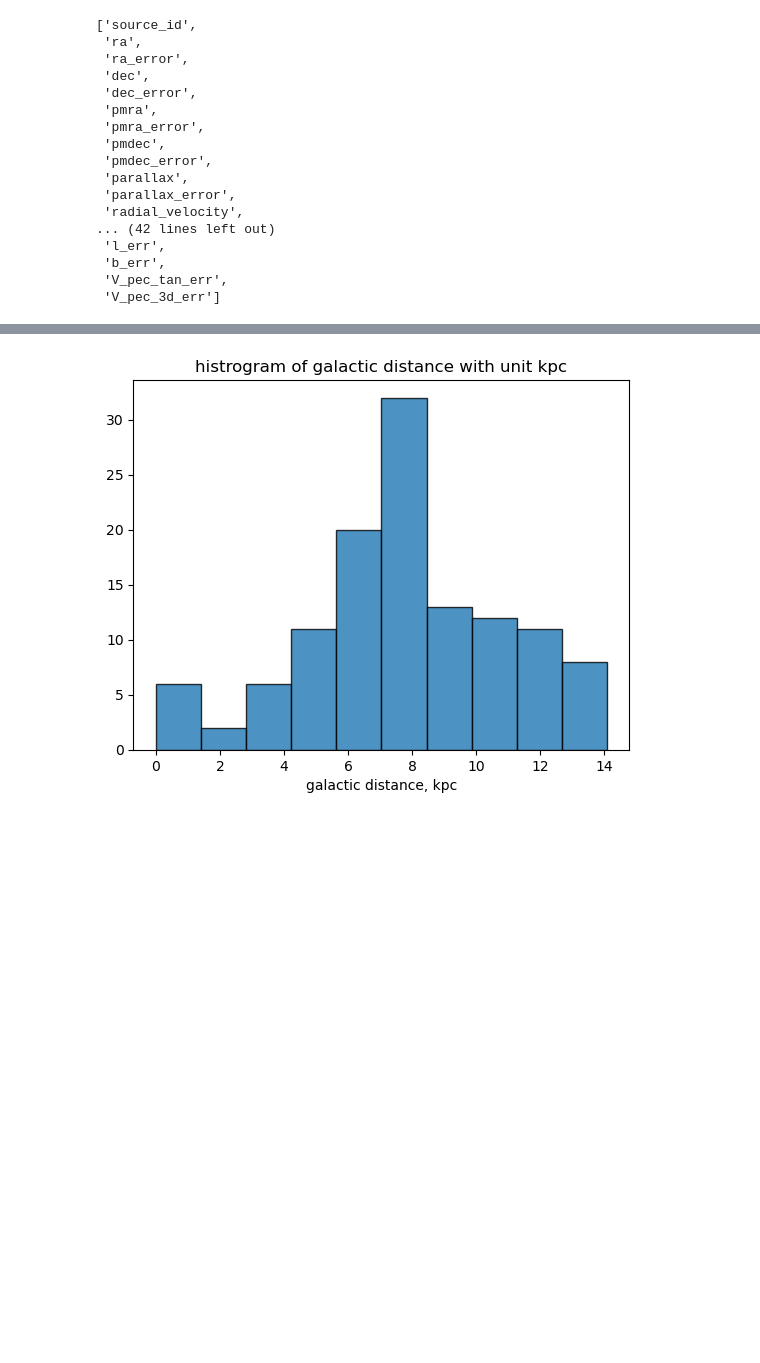
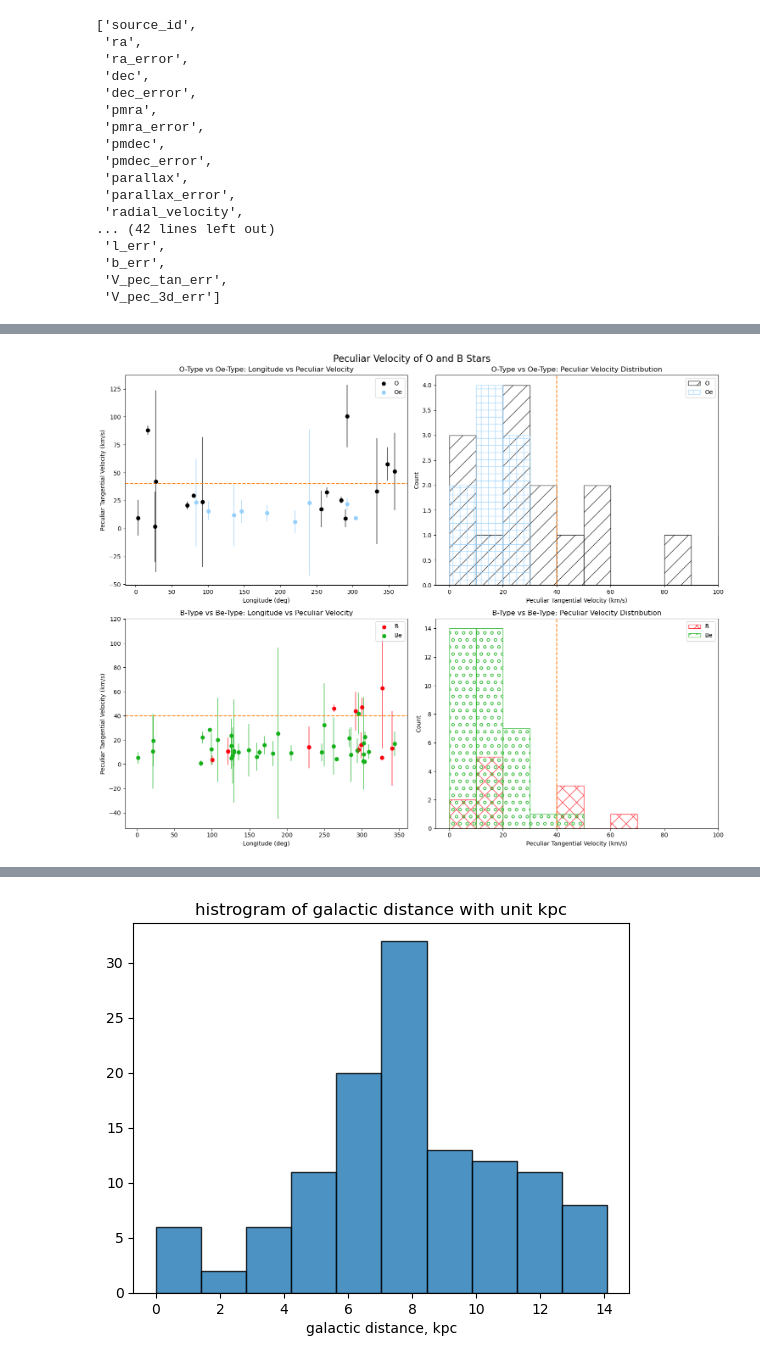
Before and after one commit to MantisShrimp2/Thesis-HMXB, a Jupyter notebook: Code/Peculiar_Motion.ipynb, the cells around one changed output, grey strips where cells are left out. Drawn from its saved outputs; the diff is of its cells as text; code cells hidden in the pictures; blank space fills up the shorter version.

```diff
--- a/Code/Peculiar_Motion.ipynb
+++ b/Code/Peculiar_Motion.ipynb
@@ -675,3 +843,101 @@ numpy.ma.core.MaskedConstant
+# %%
+
+def plot_peculiar_2x2(table, figname):
+    # Apply parallax/error filter
+    prlx_mask = table['parallax'] / table['parallax_error'] >= 5.0
+    table = table[prlx_mask]
+
+    # Extract relevant columns
+    V_pec = table['Peculiar Velocity']
+    V_pec_tan_error = table['V_pec_tan_err']
+    longitudes = table['l']
+    mod_sptype = table['Mod_SpType']
+
+    v_thres = 40  # km/s threshold for peculiar velocity
+    hatches = ['/', '+', 'x', 'o']  # Hatch patterns for histograms
+
+    # Define color mapping for spectral types
+    color_map = {
+        "xkcd:blue": "O I-III",
+        "xkcd:red": "B I-III",
+        "xkcd:bright blue": "Oe I-III",
+        "xkcd:dark blue": "Oe IV-V",
+        "xkcd:green": "B0e I-III",
+        "xkcd:bright green": "B1e I-III",
+        "xkcd:grass green": "B2e I-III",
+        "xkcd:black": "OB IV-V",
+        "xkcd:grey": "M,A,None",
+        "xkcd:purple": "B0e IV-V",
+        "xkcd:light purple": "B1e IV-V",
+        "xkcd:dark purple": "B2e IV-V",
+    }
+
+    # Define spectral groups
+    groups = [
+        ("O", ['xkcd:blue', 'xkcd:black'], 'xkcd:black'),
+        ("B", ['xkcd:red'], 'xkcd:bright red'),
+        ("Oe", ['xkcd:bright blue', 'xkcd:dark blue'], 'xkcd:light blue'),
+        ("Be", ['xkcd:green', 'xkcd:bright green', 'xkcd:dark green', 'xkcd:dark purple', 'xkcd:light purple', 'xkcd:purple'], 'xkcd:green')
+    ]
+
+    fig, axs = plt.subplots(2, 2, figsize=(15, 12))
+
+    # Function to plot scatter and histogram for each spectral type group
+    def plot_subplot(ax_scatter, ax_hist, group_name, spectral_colors, plot_color, hatch):
+        V_pec_group = [vel for vel, sp_type in zip(V_pec, mod_sptype) if sp_type in spectral_colors]
+        lon_group = [lon for lon, sp_type in zip(longitudes, mod_sptype) if sp_type in spectral_colors]
+        err_group = [err for err, sp_type in zip(V_pec_tan_error, mod_sptype) if sp_type in spectral_colors]
+
+        # Scatter plot: Longitude vs Peculiar Velocity
+        ax_scatter.scatter(lon_group, V_pec_group, c=plot_color, label=group_name)
+        ax_scatter.errorbar(lon_group, V_pec_group, yerr=err_group, fmt='o', color=plot_color, alpha=0.6)
+        #ax_scatter.axhline(y=v_thres, color='tab:orange', linestyle='--', label=f"Threshold {v_thres} km/s)")
+        ax_scatter.set_xlabel("Longitude (deg)")
+        ax_scatter.set_ylabel("Peculiar Tangential Velocity (km/s)")
+        ax_scatter.legend()
+
+        # Histogram: Peculiar Velocity Distribution
+        if V_pec_group:
+            bins = np.arange(0, max(V_pec_group) + 10, 10)
+            ax_hist.hist(V_pec_group, bins=bins, alpha=0.8, edgecolor=plot_color, color=plot_color,
+                         label=group_name, histtype='bar', hatch=hatch, fill=False)
+       # ax_hist.axvline(x=v_thres, color='tab:orange', linestyle='--', label=f"Threshold {v_thres} km/s)")
+        ax_hist.set_xlim(-5,100)
+        ax_hist.set_xlabel("Peculiar Tangential Velocity (km/s)")
+        ax_hist.set_ylabel("Count")
+        ax_hist.legend()
+
+    # Plot for O vs. Oe stars
+    plot_subplot(axs[0, 0], axs[0, 1], groups[0][0], groups[0][1], groups[0][2], hatches[0])
+    plot_subplot(axs[0, 0], axs[0, 1], groups[2][0], groups[2][1], groups[2][2], hatches[1])
+
+    # Plot for B vs. Be stars
+    plot_subplot(axs[1, 0], axs[1, 1], groups[1][0], groups[1][1], groups[1][2], hatches[2])
+    plot_subplot(axs[1, 0], axs[1, 1], groups[3][0], groups[3][1], groups[3][2], hatches[3])
+
+    #threshold
+    axs[0,0].axhline(y=v_thres, color='tab:orange', linestyle='--', label=f"Threshold {v_thres} km/s)")
+    axs[1,0].axhline(y=v_thres, color='tab:orange', linestyle='--', label=f"Threshold {v_thres} km/s)")
+    axs[0,1].axvline(x=v_thres, color='tab:orange', linestyle='--', label=f"Threshold {v_thres} km/s)")
+    axs[1,1].axvline(x=v_thres, color='tab:orange', linestyle='--', label=f"Threshold {v_thres} km/s)")
+
+    # Titles and layout adjustments
+    axs[0, 0].set_title("O-Type vs Oe-Type: Longitude vs Peculiar Velocity")
+    axs[0, 1].set_title("O-Type vs Oe-Type: Peculiar Velocity Distribution")
+    axs[1, 0].set_title("B-Type vs Be-Type: Longitude vs Peculiar Velocity")
+    axs[1, 1].set_title("B-Type vs Be-Type: Peculiar Velocity Distribution")
+
+    fig.suptitle("Peculiar Velocity of O and B Stars", fontsize=16)
+    fig.tight_layout()
+    #fig.savefig(home_files + f'/Figures/{figname}_{today}.png')
+    fun_types = [sp_type for sp_type in groups if sp_type[0] == "Oe"][0][1]
+    fun_stars = table[np.isin(table['Mod_SpType'], fun_types)]
+    return fun_stars
+x =plot_peculiar_2x2(HMXB_table,'cheese')
+# x = x[x['Peculiar Velocity'] > 40.0]
+#print(np.mean(x['Peculiar Velocity']), np.std(x['Peculiar Velocity']), np.mean(x['V_pec_tan_err']), len(x))
+# %% [output]
+[figure, added]
 # %%
 def plot_peculiar_3d(table,figname):
     prlx_mask = table['parallax']/table['parallax_error'] >=5.0
```
Also changed, not shown: parts of 17 cells of this notebook.
